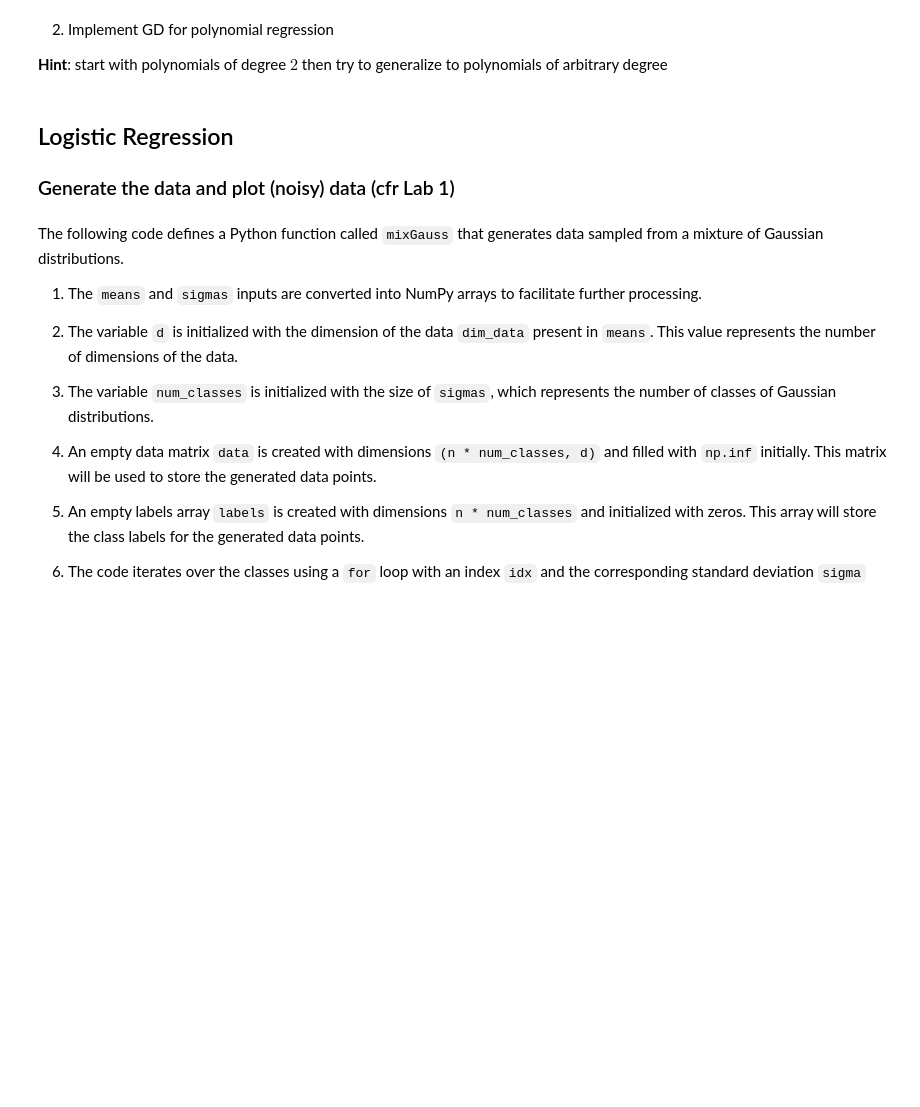
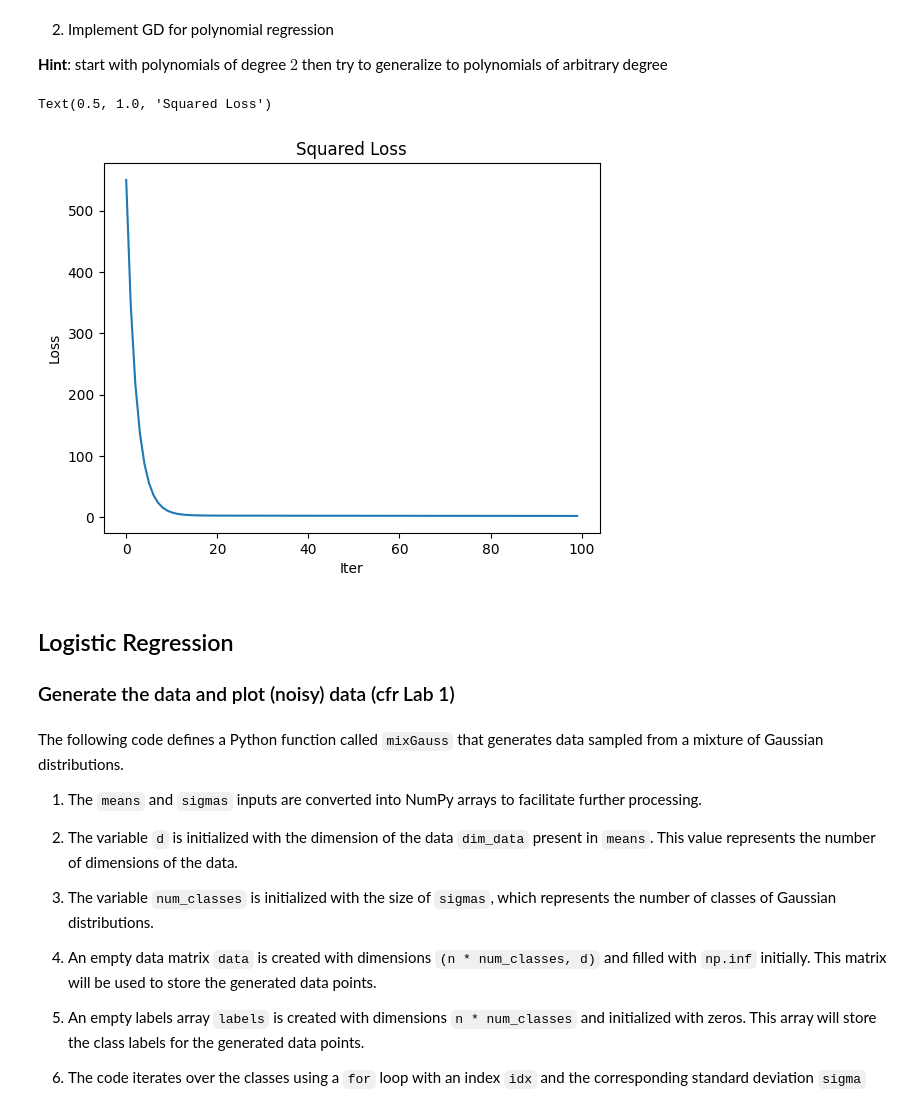
Before and after one commit to carolinasalotto/tutoratoML, a Jupyter notebook: Copia_di_Lab_3_LinearLogisticRegression.ipynb, the cells around one changed output. Saved outputs shown, nothing was run; the diff lists cells and outputs as text; code cells hidden in the pictures; blank space fills up the shorter version.

```diff
--- a/Copia_di_Lab_3_LinearLogisticRegression.ipynb
+++ b/Copia_di_Lab_3_LinearLogisticRegression.ipynb
@@ -449,6 +449,42 @@ fig.show()
 2. Implement GD for polynomial regression
 
   **Hint**: start with polynomials of degree $2$ then try to generalize to polynomials of arbitrary degree
+# %%
+def poly_squared_loss(x, y, w):
+    y_hat = evaluate_poly(x, w)
+    loss = np.mean((y-y_hat)**2)
+    return loss
+
+def poly_GD(X,y,iter,gamma,deg):
+    points = X.shape[0]
+    X_pow = np.concatenate([np.power(X,i) for i in range (deg+1)], axis = 1)
+
+    W = np.zeros((deg+1,iter))
+    L = np.zeros(iter)
+    w = np.zeros(deg+1)
+
+    for i in range(iter):
+        W[:,i] = w
+        y_hat = evaluate_poly(X,w)
+        for d in range(1,len(w)):
+          w[d] = w[d] + 2*gamma/points * np.dot(X_pow[:,d].T,(y-y_hat))
+        L[i] = poly_squared_loss(X,y,w)
+
+    return W,L
+# %%
+iter = 100
+gamma = 0.00005
+deg = 2
+X_poly = x_poly.reshape(len(x_poly), 1)
+wgd_poly, L_poly = poly_GD(X_poly, y_poly_noise, iter, gamma, deg)
+
+plt.plot(L_poly)
+plt.xlabel("Iter")
+plt.ylabel("Loss")
+plt.title("Squared Loss")
+# %% [output]
+Text(0.5, 1.0, 'Squared Loss')
+[figure, added]
 # %% [markdown]
 ## Logistic Regression
 
```
Also changed, not shown: parts of 9 cells of this notebook.
